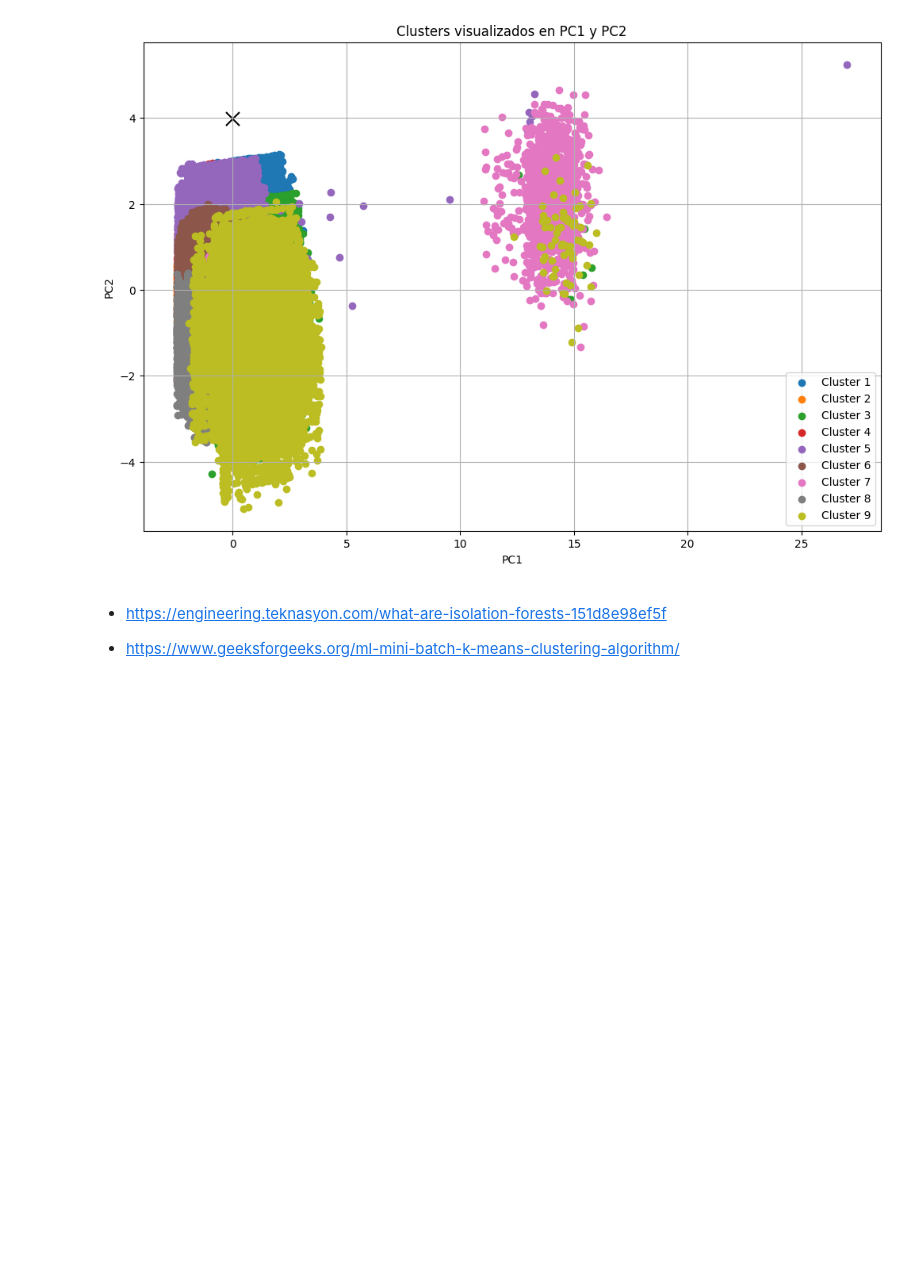
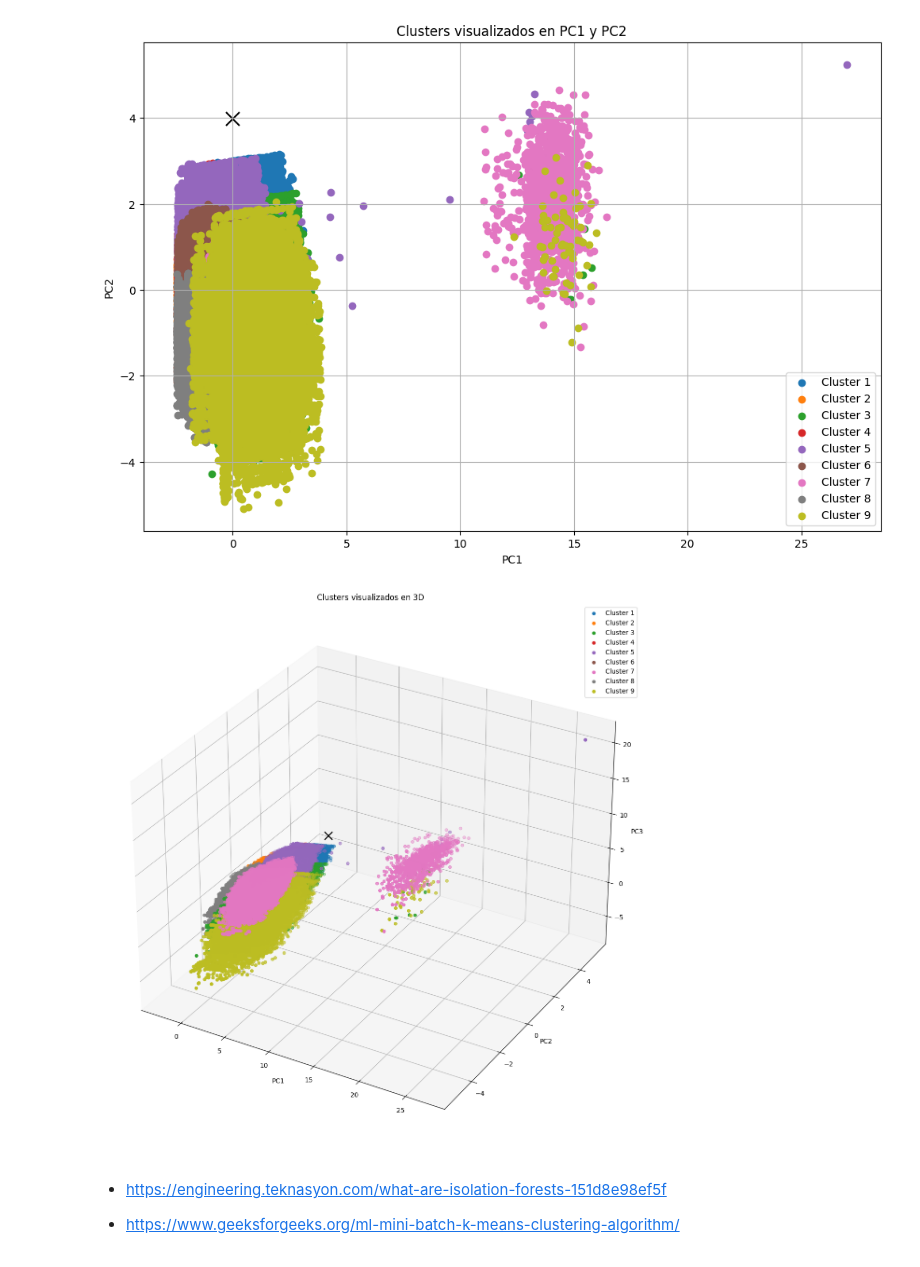
Before and after one commit to SandraCavazos/aprendizaje_automatico, a Jupyter notebook: Tarea5.ipynb, the cells around one changed output. Drawn from its saved outputs; the diff is of its cells as text; code cells hidden in the pictures; blank space fills up the shorter version.

```diff
--- a/Tarea5.ipynb
+++ b/Tarea5.ipynb
@@ -168,6 +168,28 @@ plt.grid(True)
 plt.show()
 # %% [output]
 [figure]
+# %%
+# PCA de 3 dimensiones en búsqueda de mejorar visualización de clusters
+pca = PCA(n_components=3)
+reduced_features = pca.fit_transform(sample_scaled_features)
+
+# Graficar los clusters en 3D
+plt.figure(figsize=(15, 15))
+ax = plt.axes(projection='3d')
+for i in range(best_n_clusters):
+    # Graficar los puntos de datos y centrar los clusters
+    ax.scatter3D(reduced_features[cluster_labels == i, 0], reduced_features[cluster_labels == i, 1], reduced_features[cluster_labels == i, 2], label=f'Cluster {i+1}')
+    ax.scatter3D(minibatch_kmeans_optimal.cluster_centers_[i, 0], minibatch_kmeans_optimal.cluster_centers_[i, 1], minibatch_kmeans_optimal.cluster_centers_[i, 2],
+                marker='x', s=150, c='black')
+
+ax.set_title('Clusters visualizados en 3D')
+ax.set_xlabel('PC1')
+ax.set_ylabel('PC2')
+ax.set_zlabel('PC3')
+ax.legend()
+plt.show()
+# %% [output]
+[figure, added]
 # %% [markdown]
 - https://engineering.teknasyon.com/what-are-isolation-forests-151d8e98ef5f
 
```
Also changed, not shown: 3 other files.
